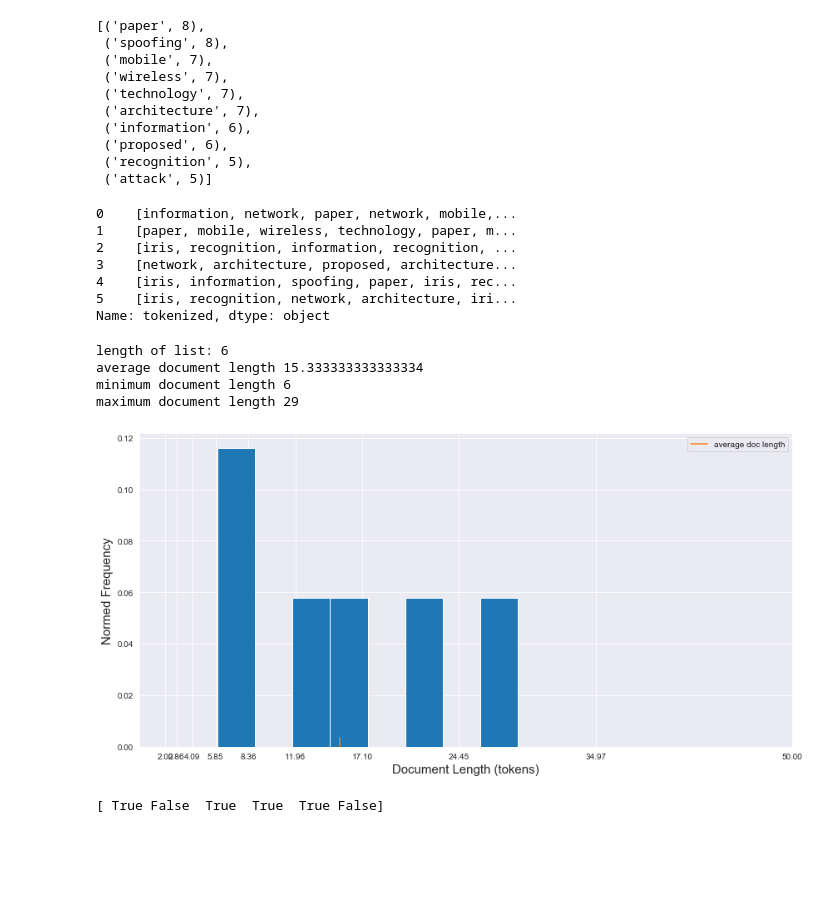
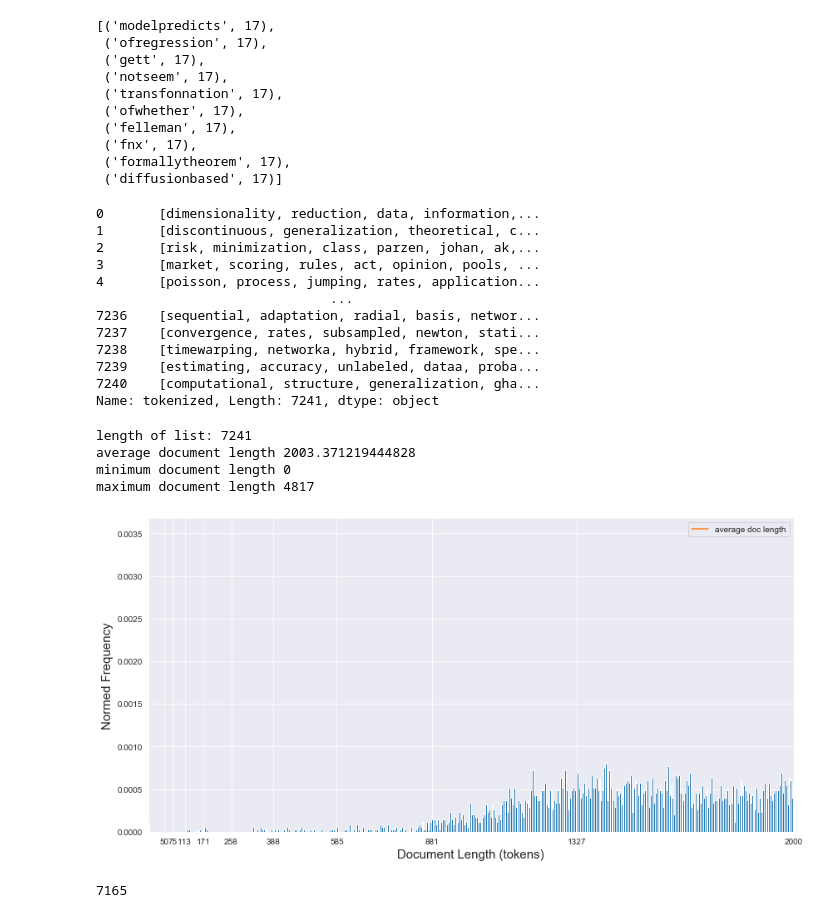
Before and after one commit to sriteja777/megathon2k19-qualcom, a Jupyter notebook: src/algo.ipynb, the cells around one changed output. Cells and saved outputs as stored; diff of their text form; code cells hidden in the pictures; blank space fills up the shorter version.

```diff
--- a/src/algo.ipynb
+++ b/src/algo.ipynb
@@ -18,7 +18,7 @@ import seaborn as sns
 sns.set_style("darkgrid")
 # %%
 # df = pd.read_csv('fake.csv', usecols = ['uuid','author','title','text','language','site_url','country'])
-df = pd.read_csv('../summaries.csv', )
+df = pd.read_csv('../../datasets/papers.csv')#,nrows=1000)
 # df = df[df.language == 'english']
 # df = df[df['text'].map(type) == str]
 # df['title'].fillna(value="", inplace=True)
@@ -27,3 +27,4 @@ df = pd.read_csv('../summaries.csv', )
 df = df.sample(frac=1.0)
 df.reset_index(drop=True,inplace=True)
 df.head()
+temp=0
@@ -80,11 +74,14 @@ def apply_all(text):
     """
     This function applies all the functions above into one
     """
+    global temp
+    temp+=1
+    print(temp,flush=True)
     return stem_words(remove_stop_words(initial_clean(text)))
 # %%
 # clean text and title and create new column "tokenized"
 t1 = time.time()
-df['tokenized'] = df['abstract'].apply(apply_all) #+ df['title'].apply(apply_all)
+df['tokenized'] = df['paper_text'].apply(apply_all) #+ df['title'].apply(apply_all)
 t2 = time.time()
 print("Time to clean and tokenize", len(df), "articles:", (t2-t1)/60, "min")
 print(df)
@@ -134,19 +131,19 @@ top_k_words[-10:]
 # %%
 # choose k and visually inspect the bottom 10 words of the top k
-k = 12
+k = 40000
 top_k_words = fdist.most_common(k)
 top_k_words[-10:]
 # %% [output]
-[('paper', 8),
- ('spoofing', 8),
- ('mobile', 7),
- ('wireless', 7),
- ('technology', 7),
- ('architecture', 7),
- ('information', 6),
- ('proposed', 6),
- ('recognition', 5),
- ('attack', 5)]
+[('modelpredicts', 17),
+ ('ofregression', 17),
+ ('gett', 17),
+ ('notseem', 17),
+ ('transfonnation', 17),
+ ('ofwhether', 17),
+ ('felleman', 17),
+ ('fnx', 17),
+ ('formallytheorem', 17),
+ ('diffusionbased', 17)]
 # %%
 # define a function only to keep words in the top k words
 top_k_words,_ = zip(*fdist.most_common(k))
@@ -157,13 +154,18 @@ def keep_top_k_words(text):
 df['tokenized'] = df['tokenized'].apply(keep_top_k_words)
 print(df['tokenized'])
 # %% [output]
-0    [information, network, paper, network, mobile,...
-1    [paper, mobile, wireless, technology, paper, m...
-2    [iris, recognition, information, recognition, ...
-3    [network, architecture, proposed, architecture...
-4    [iris, information, spoofing, paper, iris, rec...
-5    [iris, recognition, network, architecture, iri...
-Name: tokenized, dtype: object
+0       [dimensionality, reduction, data, information,...
+1       [discontinuous, generalization, theoretical, c...
+2       [risk, minimization, class, parzen, johan, ak,...
+3       [market, scoring, rules, act, opinion, pools, ...
+4       [poisson, process, jumping, rates, application...
+                              ...
+7236    [sequential, adaptation, radial, basis, networ...
+7237    [convergence, rates, subsampled, newton, stati...
+7238    [timewarping, networka, hybrid, framework, spe...
+7239    [estimating, accuracy, unlabeled, dataa, proba...
+7240    [computational, structure, generalization, gha...
+Name: tokenized, Length: 7241, dtype: object
 # %%
 
 
@@ -177,36 +179,36 @@ print("length of list:",len(doc_lengths),
       "\nminimum document length", min(doc_lengths),
       "\nmaximum document length", max(doc_lengths))
 # %% [output]
-length of list: 6
-average document length 15.333333333333334
-minimum document length 6
-maximum document length 29
+length of list: 7241
+average document length 2003.371219444828
+minimum document length 0
+maximum document length 4817
 # %%
 # plot a histogram of document length
-num_bins = 8
+num_bins = 1000
 fig, ax = plt.subplots(figsize=(12,6));
 # the histogram of the data
 n, bins, patches = ax.hist(doc_lengths, num_bins, density=1)
 ax.set_xlabel('Document Length (tokens)', fontsize=15)
 ax.set_ylabel('Normed Frequency', fontsize=15)
 ax.grid()
-ax.set_xticks(np.logspace(start=np.log10(2),stop=np.log10(50),num=10, base=10.0))
-plt.xlim(0,50)
+ax.set_xticks(np.logspace(start=np.log10(50),stop=np.log10(2000),num=10, base=10.0))
+plt.xlim(0,2000)
 ax.plot([np.average(doc_lengths) for i in np.linspace(0.0,0.0035,100)], np.linspace(0.0,0.0035,100), '-',
         label='average doc length')
 ax.legend()
 ax.grid()
 fig.tight_layout()
 plt.show()
 
 # print([np.average(doc_lengths) for i in np.linspace(0.0,0.0035,100)])
 # %% [output]
-[figure, old version]
+[figure, new version]
 # %%
-msk = np.random.rand(len(df)) < 0.7
-print(msk)
+msk = np.random.rand(len(df)) < 0.99
+print(sum(msk))
 # %% [output]
-[ True False  True  True  True False]
+7165
 # %%
 
 
```
Also changed, not shown: parts of 24 cells of this notebook, 1 other file.
